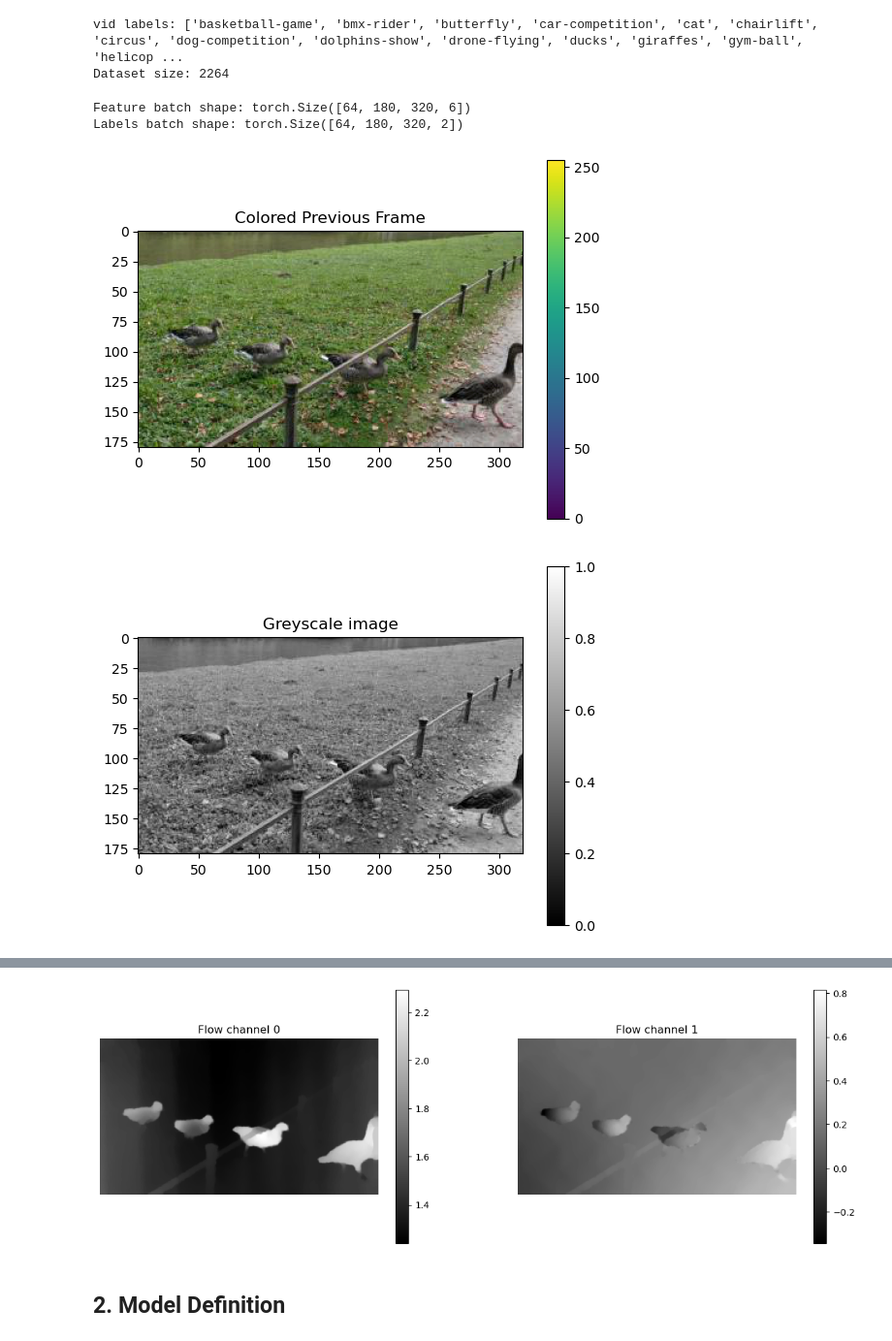
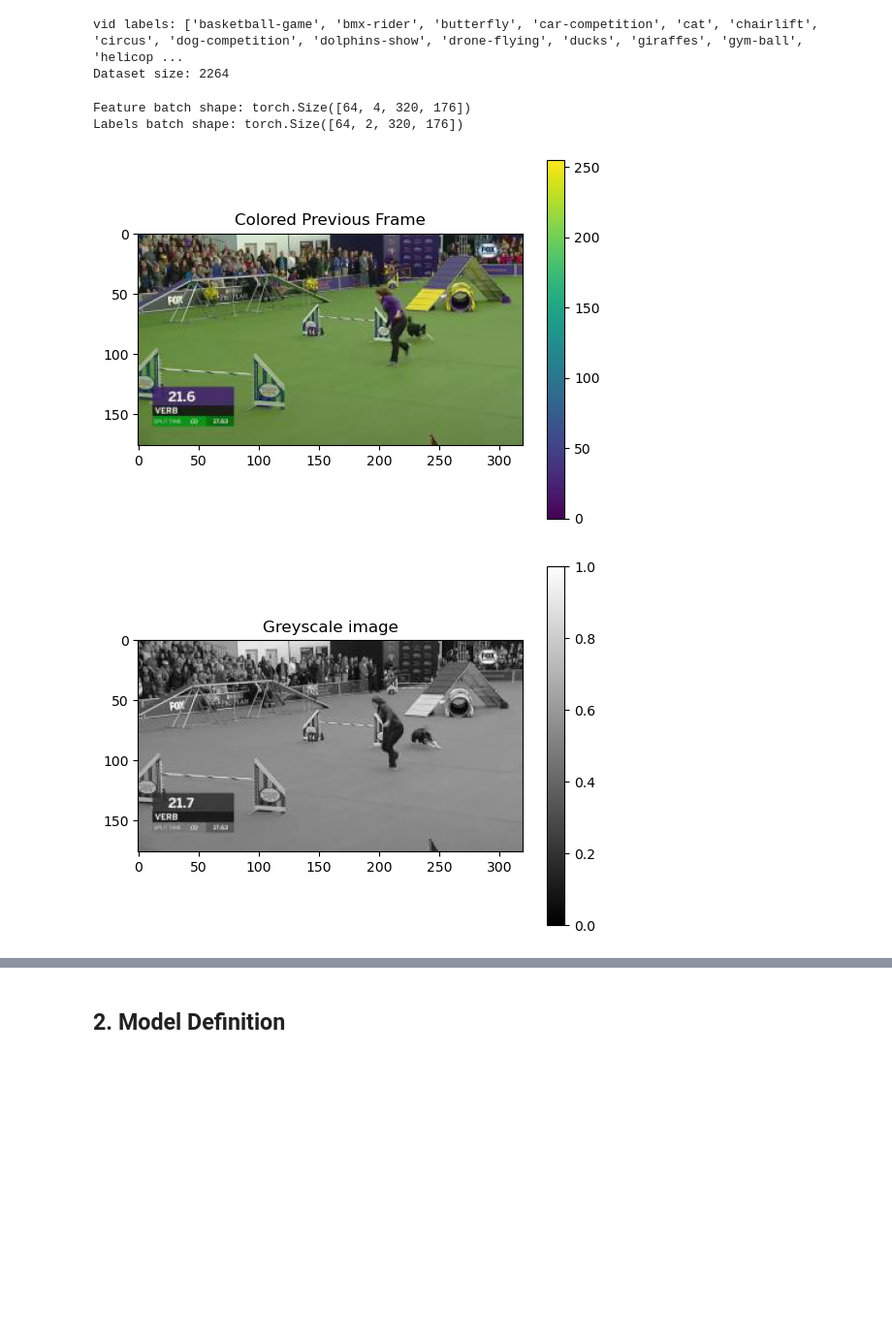
Before and after one commit to jan-spr/FlowColorization, a Jupyter notebook: UNet_train_noFlow.ipynb, the cells around one changed output, grey strips where cells are left out. Shown: that part at 97% size. Cells and saved outputs as stored; diff of their text form; code cells hidden in the pictures; blank space fills up the shorter version.

```diff
--- a/UNet_train_noFlow.ipynb
+++ b/UNet_train_noFlow.ipynb
@@ -51,7 +105,9 @@ def uv_2_rgb(image_uv, resize=False):
 # %%
 from DataLoad import CustomImageDataset, data_to_images
 # %%
-dataset = CustomImageDataset(resolution='180p')
+use_flow=False
+
+dataset = CustomImageDataset(resolution='176p', use_flow=use_flow)
 
 dataset_size = len(dataset)
 print('Dataset size:', dataset_size)
@@ -64,38 +120,41 @@ from torch.utils.data import DataLoader
 train_dataloader = DataLoader(dataset, batch_size=64, shuffle=True)
 # %%
 train_features, train_labels = next(iter(train_dataloader))
+
 print(f"Feature batch shape: {train_features.size()}")
 print(f"Labels batch shape: {train_labels.size()}")
 
-col_img, flow_img, grey_img = data_to_images(train_features[0], train_labels[0])
+col_img, flow_img, grey_img = data_to_images(train_features[0], train_labels[0], use_flow=use_flow)
 
 im = plt.imshow(col_img)
 cbar = plt.colorbar(im)
 plt.title('Colored Previous Frame')
 plt.show()
 
 im = plt.imshow(grey_img, cmap='gray')
 cbar = plt.colorbar(im)
 plt.title('Greyscale image')
 plt.show()
 
-flow_rgb = uv_2_rgb(flow_img)
 
-im = plt.imshow(flow_rgb)
-cbar = plt.colorbar(im)
-plt.title('Optical flow')
-plt.show()
+if use_flow:
+    flow_rgb = uv_2_rgb(flow_img)
 
-fig, axs = plt.subplots(1, 2, figsize=(15, 5))
-for ax in enumerate(axs):
-    ax[1].axis('off')
-    ax[1].set_title('Flow channel ' + str(ax[0]))
-    im = ax[1].imshow(flow_img[:, :, ax[0]], cmap='gray')
-    cbar = fig.colorbar(im, ax=ax[1])
+    im = plt.imshow(flow_rgb)
+    cbar = plt.colorbar(im)
+    plt.title('Optical flow')
+    plt.show()
 
-plt.show()
+    fig, axs = plt.subplots(1, 2, figsize=(15, 5))
+    for ax in enumerate(axs):
+        ax[1].axis('off')
+        ax[1].set_title('Flow channel ' + str(ax[0]))
+        im = ax[1].imshow(flow_img[:, :, ax[0]], cmap='gray')
+        cbar = fig.colorbar(im, ax=ax[1])
+
+    plt.show()
 # %% [output]
-Feature batch shape: torch.Size([64, 180, 320, 6])
-Labels batch shape: torch.Size([64, 180, 320, 2])
+Feature batch shape: torch.Size([64, 4, 320, 176])
+Labels batch shape: torch.Size([64, 2, 320, 176])
-[figure, old version]
+[figure, new version]
-[figure, old version]
+[figure, new version]
@@ -103,3 +161,2 @@ Labels batch shape: torch.Size([64, 180, 320, 2])
-[figure, removed]
 # %% [markdown]
 ## 2. Model Definition
```
Also changed, not shown: parts of 8 cells of this notebook, 3 other files.
